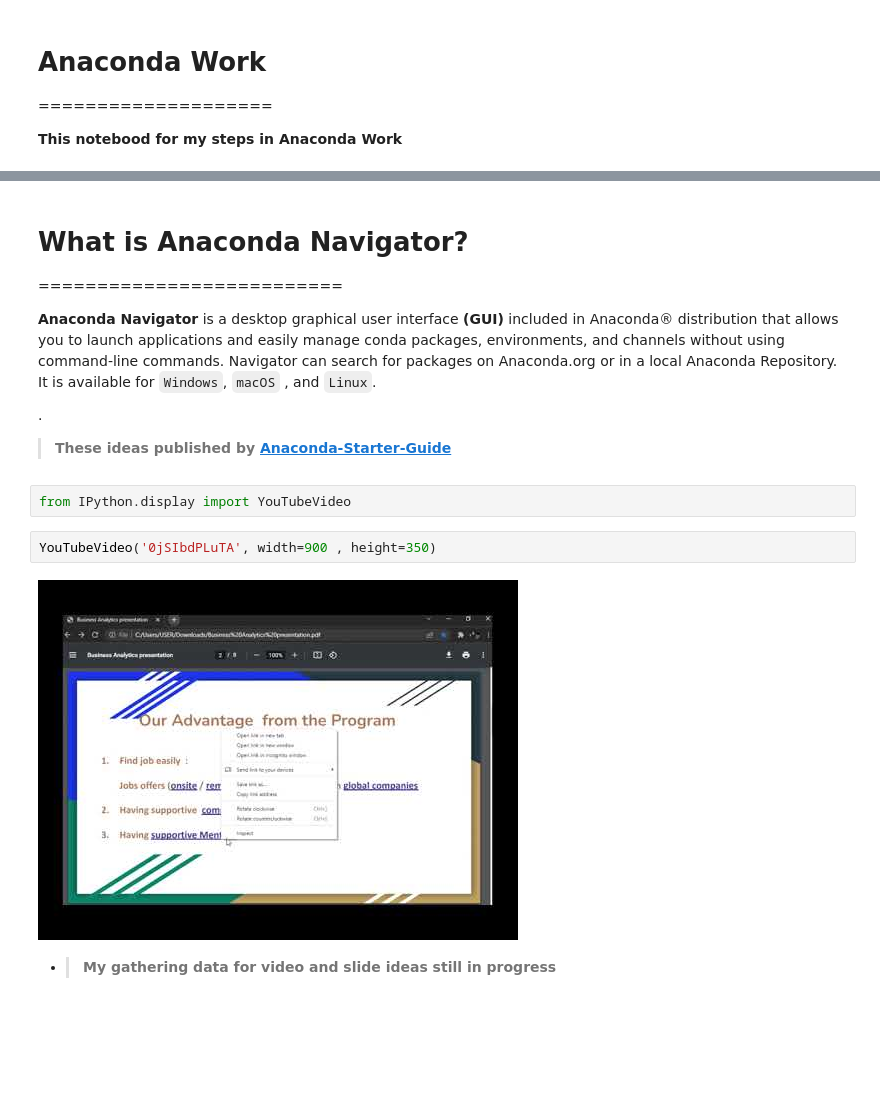
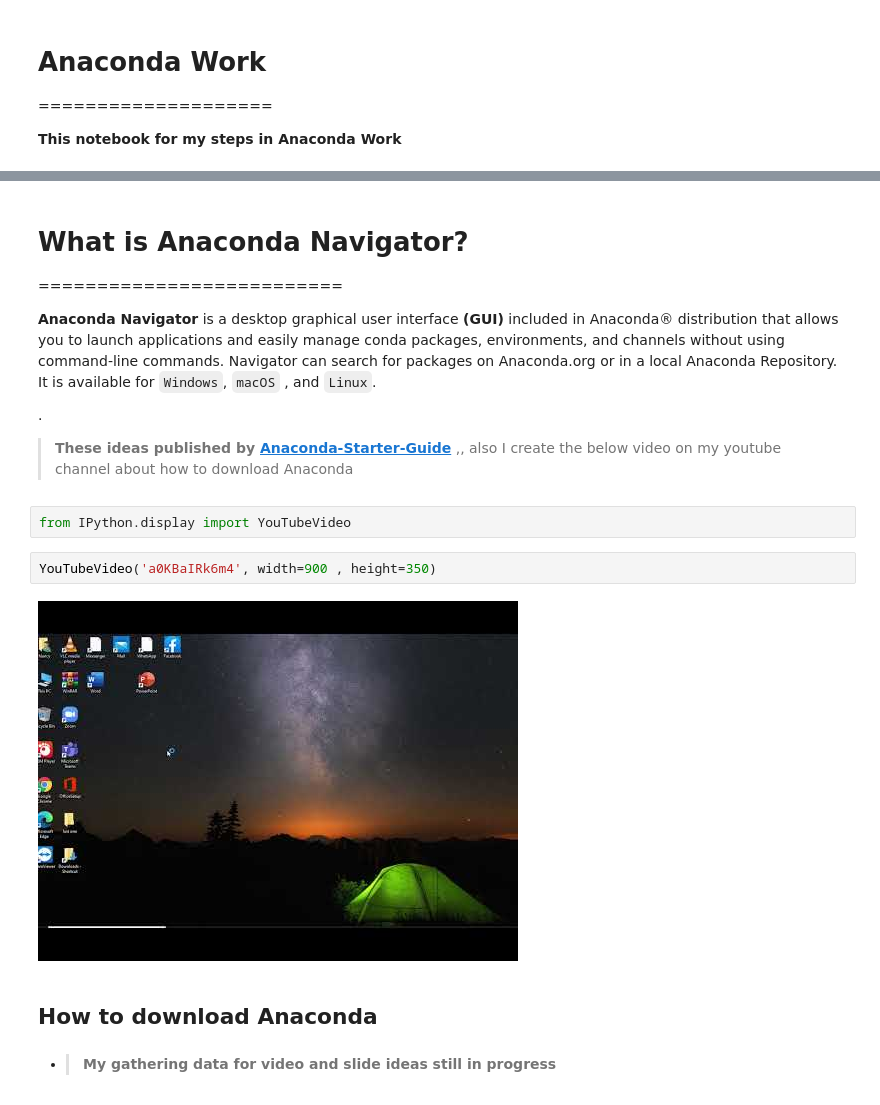
Before and after one commit to nancyalaswad90/30-Days-Of-Udacity--Machine-Learning-Engineer, a Jupyter notebook: anaconda-ideas-work.ipynb, the cells around one changed output, grey strips where cells are left out. Cells and saved outputs as stored; diff of their text form; blank space fills up the shorter version.

Commit message:
Kaggle Notebook | Anaconda Ideas Work in  Diabetes Database | Version 30

```diff
--- a/anaconda-ideas-work.ipynb
+++ b/anaconda-ideas-work.ipynb
@@ -5,7 +5,7 @@
 
 ====================
 
-**This notebood for my steps in Anaconda Work**
+**This notebook for my steps in Anaconda Work**
 # %% [markdown]
 ![158026166-c97c4b00-65e7-48df-b7f3-4ddf1b5b97cf.png](attachment:53255989-4573-47fe-8fdc-cd9598506877.png)
 # %% [markdown]
@@ -18,13 +18,15 @@
 
 .
 
-> **These ideas published by [Anaconda-Starter-Guide](file:///C:/Users/USER/Downloads/Anaconda-Starter-Guide.pdf)**
+> **These ideas published by [Anaconda-Starter-Guide](file:///C:/Users/USER/Downloads/Anaconda-Starter-Guide.pdf)** ,, also I create the below video on my youtube channel  about how to download Anaconda
 # %%
 from IPython.display import YouTubeVideo
 # %%
-YouTubeVideo('0jSIbdPLuTA', width=900 , height=350)
+YouTubeVideo('a0KBaIRk6m4', width=900 , height=350)
 # %% [output]
-[figure, old version]
+[figure, new version]
+# %% [markdown]
+## How to download Anaconda
 # %% [markdown]
 * > **My gathering data for video and slide ideas still in progress**
 # %% [markdown]
```
Also changed, not shown: parts of 2 cells of this notebook.
